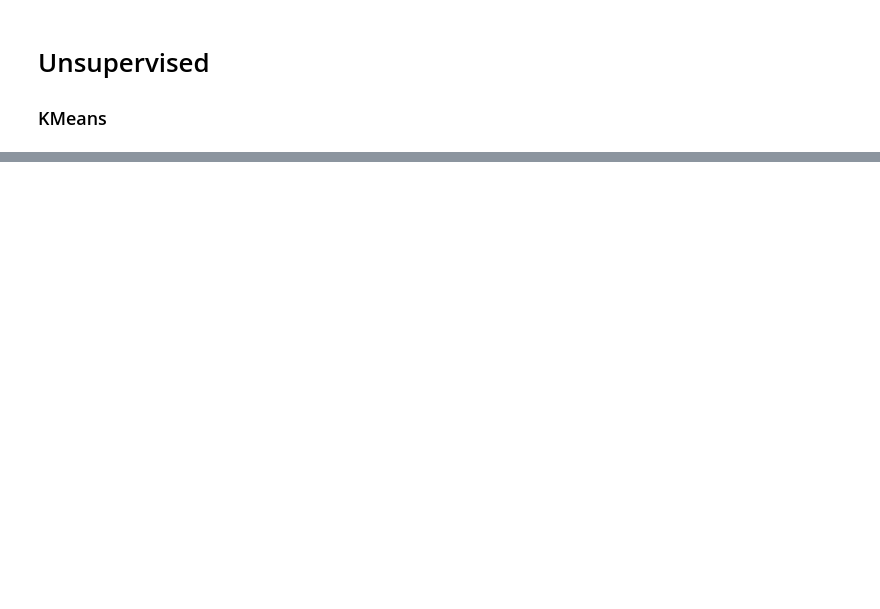
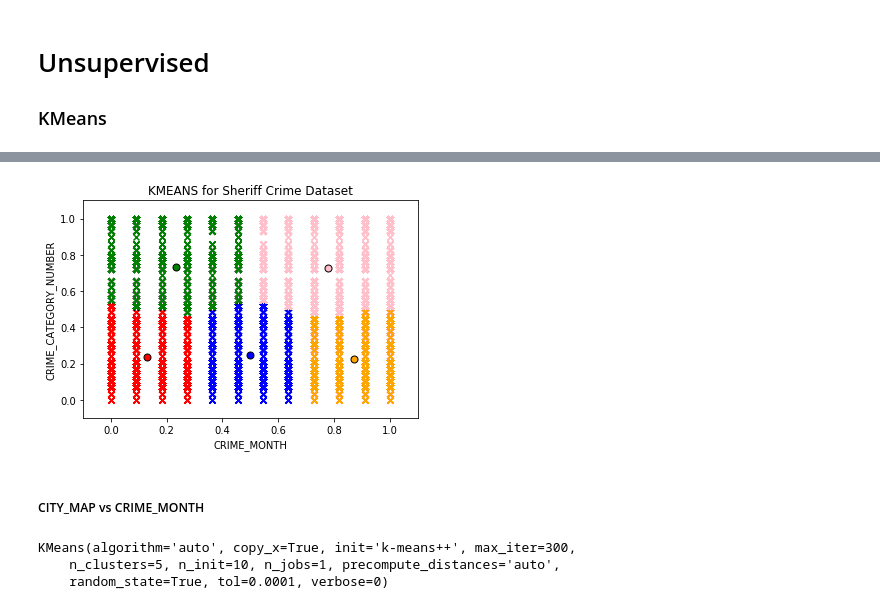
Before and after one commit to dannypadilla/la-sheriff-crimes, a Jupyter notebook: sheriff-crime-data.ipynb, the cells around one changed output, grey strips where cells are left out. Cells and saved outputs as stored; diff of their text form; code cells hidden in the pictures; blank space fills up the shorter version.

```diff
--- a/sheriff-crime-data.ipynb
+++ b/sheriff-crime-data.ipynb
@@ -469,0 +580,25 @@ plt.show()
+# %%
+labels_mc = K_Means_mc.labels_
+centers_mc = K_Means_mc.cluster_centers_
+# %%
+plt.figure
+
+for l, c in zip([0, 1, 2, 3, 4], ["red", "blue", "green", "orange", "pink"]):
+    current_members = (labels_mc == l)
+    current_center = centers_mc[l]
+
+    plt.scatter(month_crime_cat_df.iloc[current_members, 0], month_crime_cat_df.iloc[current_members, 1], color=c, marker="x")
+    plt.plot(current_center[0], current_center[1], "o", markerfacecolor=c, markeredgecolor="k", markersize=7)
+
+plt.xlim([-0.1, 1.1])
+plt.ylim([-0.1, 1.1])
+
+plt.xlabel("CRIME_MONTH")
+plt.ylabel("CRIME_CATEGORY_NUMBER")
+plt.title("KMEANS for Sheriff Crime Dataset")
+
+plt.show()
+# %% [output]
+[figure, added]
+# %% [markdown]
+##### CITY_MAP vs CRIME_MONTH
@@ -469,0 +611,7 @@ plt.show()
+# %%
+K_Means_mm = KMeans(n_clusters=5, random_state=True)
+K_Means_mm.fit(month_city_df)
+# %% [output]
+KMeans(algorithm='auto', copy_x=True, init='k-means++', max_iter=300,
+    n_clusters=5, n_init=10, n_jobs=1, precompute_distances='auto',
+    random_state=True, tol=0.0001, verbose=0)
```
Also changed, not shown: parts of 53 cells of this notebook.
